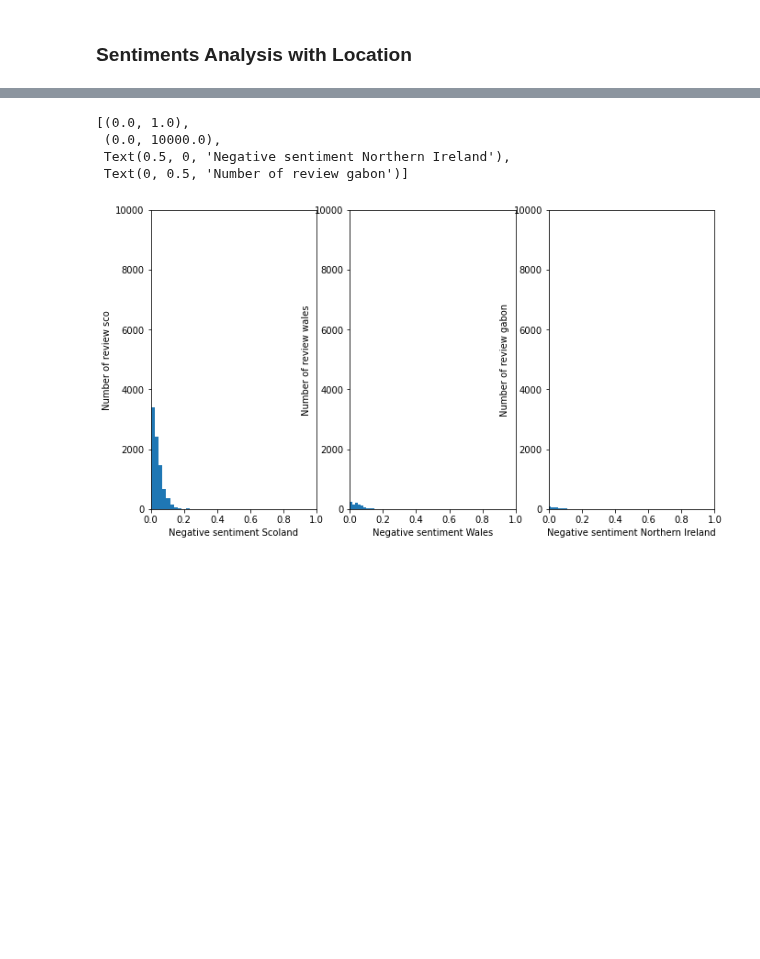
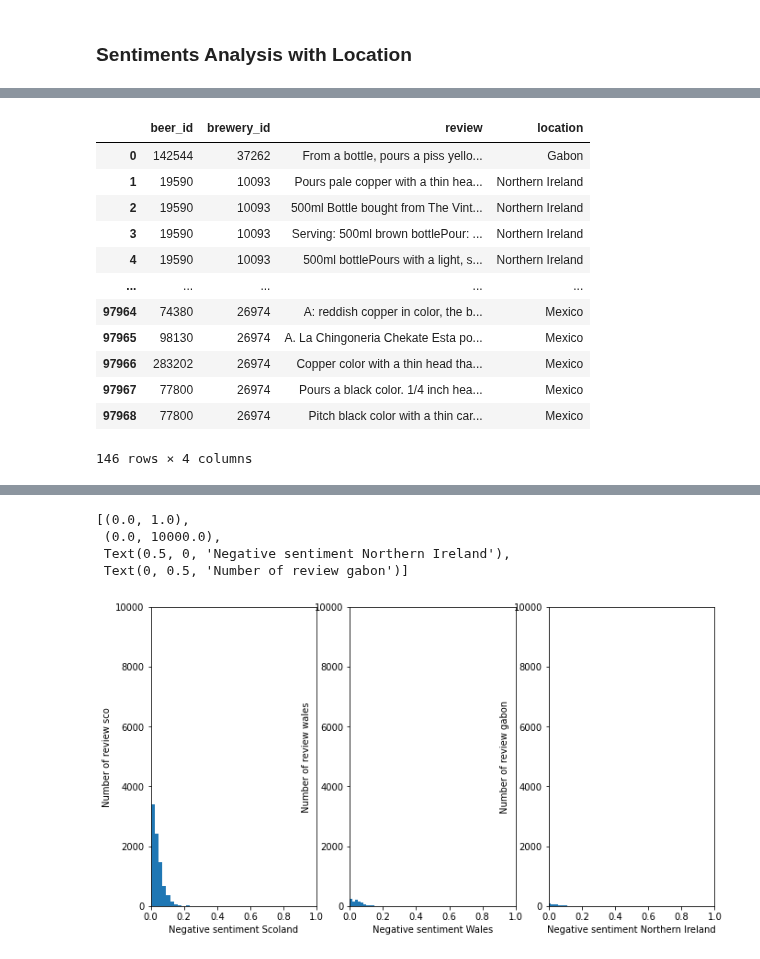
Before and after one commit to epfl-ada/ada-2022-project-hotchocolate, a Jupyter notebook: happyness.ipynb, the cells around one changed output, grey strips where cells are left out. Cells and saved outputs as stored; diff of their text form; code cells hidden in the pictures; blank space fills up the shorter version.

```diff
--- a/happyness.ipynb
+++ b/happyness.ipynb
@@ -299,0 +248,16 @@ Name: location, dtype: int64
+# %%
+country_groups.head(n=10)
+# %% [output]
+|  | beer_id | brewery_id | review | location |
+| 0 | 142544 | 37262 | From a bottle, pours a piss yello... | Gabon |
+| 1 | 19590 | 10093 | Pours pale copper with a thin hea... | Northern Ireland |
+| 2 | 19590 | 10093 | 500ml Bottle bought from The Vint... | Northern Ireland |
+| 3 | 19590 | 10093 | Serving: 500ml brown bottlePour: ... | Northern Ireland |
+| 4 | 19590 | 10093 | 500ml bottlePours with a light, s... | Northern Ireland |
+| ... | ... | ... | ... | ... |
+| 97964 | 74380 | 26974 | A: reddish copper in color, the b... | Mexico |
+| 97965 | 98130 | 26974 | A. La Chingoneria Chekate Esta po... | Mexico |
+| 97966 | 283202 | 26974 | Copper color with a thin head tha... | Mexico |
+| 97967 | 77800 | 26974 | Pours a black color. 1/4 inch hea... | Mexico |
+| 97968 | 77800 | 26974 | Pitch black color with a thin car... | Mexico |
+146 rows × 4 columns
```
Also changed, not shown: parts of 26 cells of this notebook.
